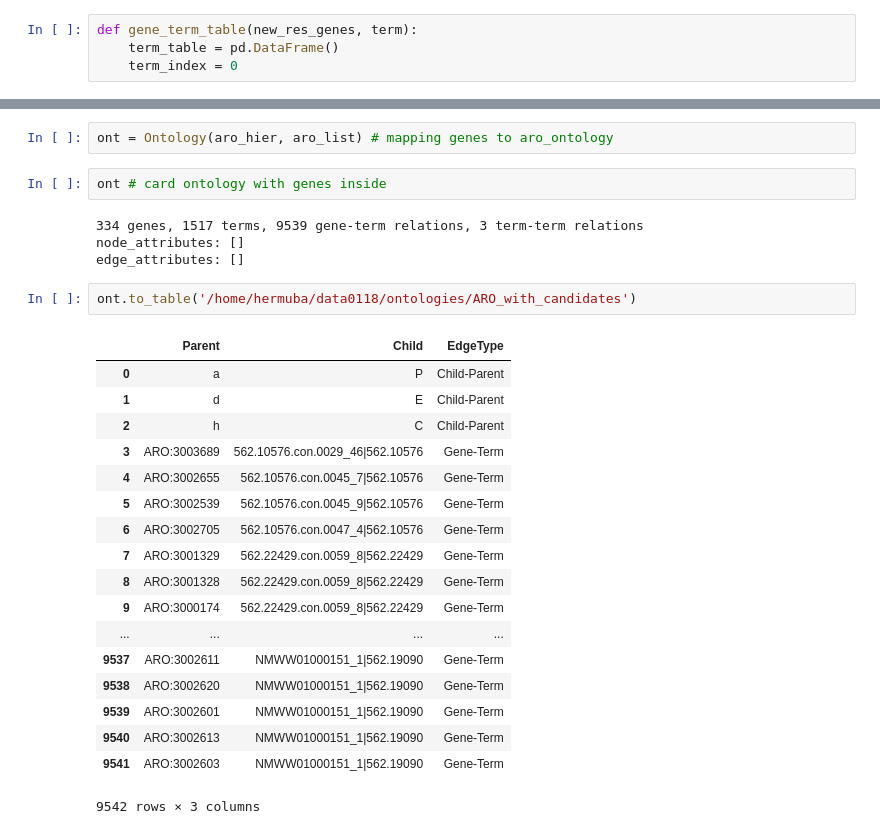
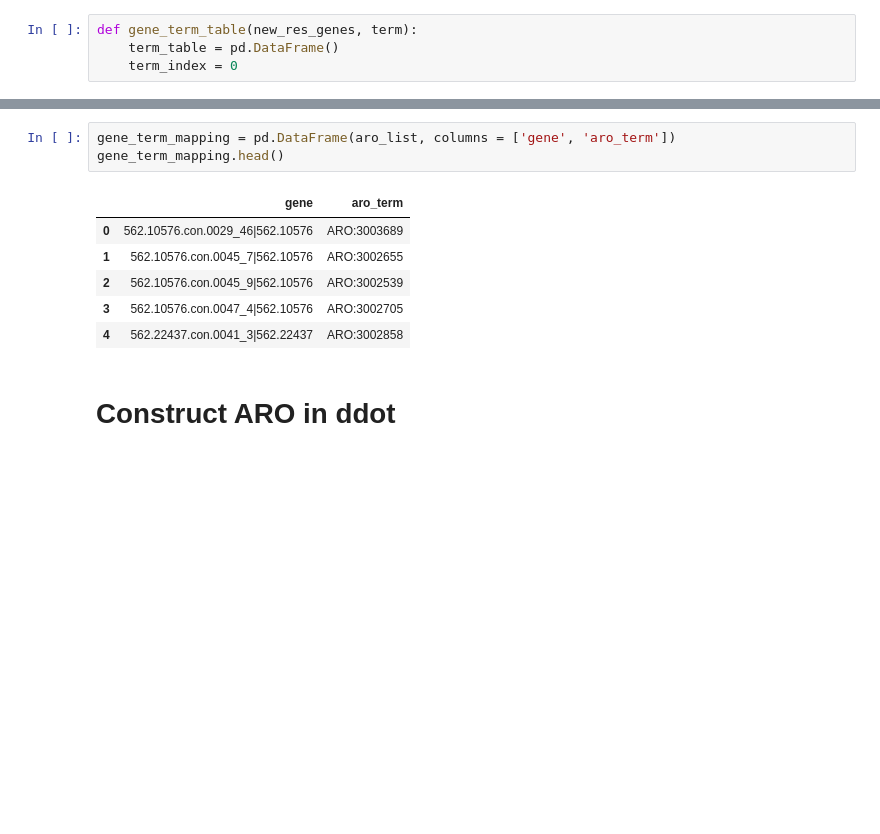
Before and after one commit to algaebrown/resistanceExp, a Jupyter notebook: visualization/exp12_Ontology/20190708_align_ontology.ipynb, the cells around one changed output, grey strips where cells are left out. Saved outputs shown, nothing was run; the diff lists cells and outputs as text; blank space fills up the shorter version.

```diff
--- a/visualization/exp12_Ontology/20190708_align_ontology.ipynb
+++ b/visualization/exp12_Ontology/20190708_align_ontology.ipynb
@@ -203,29 +164,12 @@ aro_list
-# %%
-ont = Ontology(aro_hier, aro_list) # mapping genes to aro_ontology
-# %%
-ont # card ontology with genes inside
-# %% [output]
-334 genes, 1517 terms, 9539 gene-term relations, 3 term-term relations
-node_attributes: []
-edge_attributes: []
-# %%
-ont.to_table('/home/hermuba/data0118/ontologies/ARO_with_candidates')
-# %% [output]
-|  | Parent | Child | EdgeType |
-| 0 | a | P | Child-Parent |
-| 1 | d | E | Child-Parent |
-| 2 | h | C | Child-Parent |
-| 3 | ARO:3003689 | 562.10576.con.0029_46|562.10576 | Gene-Term |
-| 4 | ARO:3002655 | 562.10576.con.0045_7|562.10576 | Gene-Term |
-| 5 | ARO:3002539 | 562.10576.con.0045_9|562.10576 | Gene-Term |
-| 6 | ARO:3002705 | 562.10576.con.0047_4|562.10576 | Gene-Term |
-| 7 | ARO:3001329 | 562.22429.con.0059_8|562.22429 | Gene-Term |
-| 8 | ARO:3001328 | 562.22429.con.0059_8|562.22429 | Gene-Term |
-| 9 | ARO:3000174 | 562.22429.con.0059_8|562.22429 | Gene-Term |
-| ... | ... | ... | ... |
-| 9537 | ARO:3002611 | NMWW01000151_1|562.19090 | Gene-Term |
-| 9538 | ARO:3002620 | NMWW01000151_1|562.19090 | Gene-Term |
-| 9539 | ARO:3002601 | NMWW01000151_1|562.19090 | Gene-Term |
-| 9540 | ARO:3002613 | NMWW01000151_1|562.19090 | Gene-Term |
-| 9541 | ARO:3002603 | NMWW01000151_1|562.19090 | Gene-Term |
-9542 rows × 3 columns
+# %%
+gene_term_mapping = pd.DataFrame(aro_list, columns = ['gene', 'aro_term'])
+gene_term_mapping.head()
+# %% [output]
+|  | gene | aro_term |
+| 0 | 562.10576.con.0029_46|562.10576 | ARO:3003689 |
+| 1 | 562.10576.con.0045_7|562.10576 | ARO:3002655 |
+| 2 | 562.10576.con.0045_9|562.10576 | ARO:3002539 |
+| 3 | 562.10576.con.0047_4|562.10576 | ARO:3002705 |
+| 4 | 562.22437.con.0041_3|562.22437 | ARO:3002858 |
+# %% [markdown]
+# Construct ARO in ddot
```
Also changed, not shown: parts of 38 cells of this notebook.
